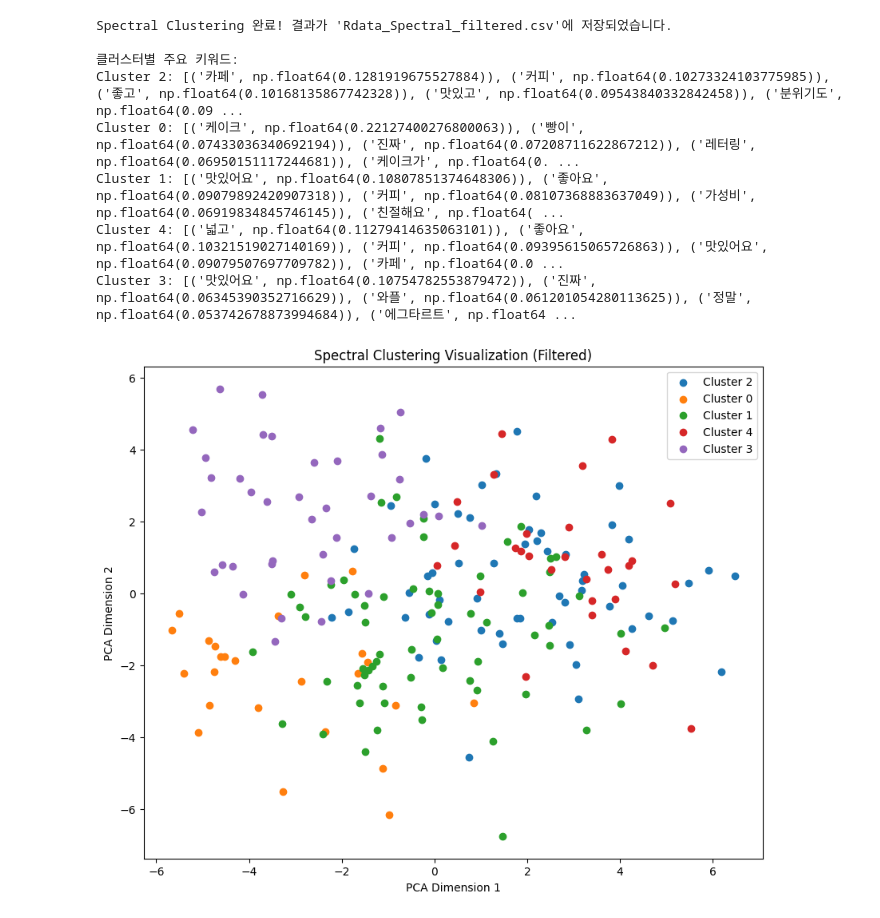
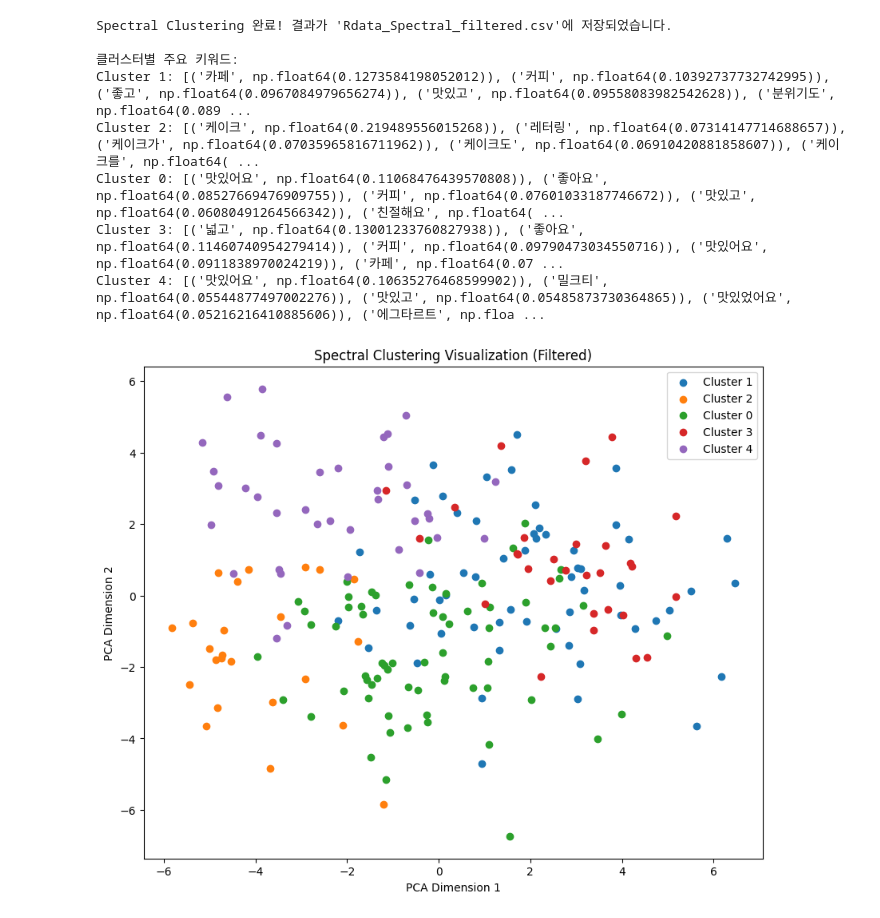
Before and after one commit to Blunf/DA_CafeClassification, a Jupyter notebook: Cluster_t2/Cluster_t2.ipynb, the cells around one changed output. Drawn from its saved outputs; the diff is of its cells as text; code cells hidden in the pictures.

```diff
--- a/Cluster_t2/Cluster_t2.ipynb
+++ b/Cluster_t2/Cluster_t2.ipynb
@@ -76,22 +0,0 @@ print(f"3열(임베딩벡터)이 제거된 데이터가 저장되었습니다: {
-# %%
-from sklearn.feature_extraction.text import TfidfVectorizer
-import pandas as pd
-import numpy as np
-
-# 데이터 로드
-df = pd.read_csv("Rdata_Spectral.csv")
-
-# TF-IDF 벡터화
-vectorizer = TfidfVectorizer(max_features=1000, stop_words='english')  # 최대 1000개의 단어, 불용어 제거
-tfidf_matrix = vectorizer.fit_transform(df['review'])  # 리뷰 텍스트를 TF-IDF로 변환
-feature_names = vectorizer.get_feature_names_out()  # 단어 목록
-
-# 클러스터별 주요 키워드 추출
-for cluster in df['클러스터'].unique():
-    if cluster == -1:  # 노이즈 클러스터 제외
-        continue
-    cluster_indices = df[df['클러스터'] == cluster].index  # 클러스터에 속한 데이터 인덱스
-    cluster_tfidf = tfidf_matrix[cluster_indices].mean(axis=0)  # 클러스터 내 TF-IDF 평균 계산
-    top_indices = np.argsort(cluster_tfidf.A.flatten())[::-1][:10]  # 상위 10개 단어 인덱스
-    top_keywords = [(feature_names[i], cluster_tfidf[0, i]) for i in top_indices]
-    print(f"Cluster {cluster} 주요 키워드: {top_keywords}")
@@ -114,7 +11,8 @@ from tqdm import tqdm
 # 데이터 로드
 df = pd.read_csv("Rdata.csv")
 
-stop_words = ['너무', '좋아요', '맛있어요']
+stop_words = ['너무', '좋아요', '맛있어요', '정말', '진짜', '완전',
+              '넘', '쩔어', 'ㅎㅎ', 'ㅋㅋ', '다시', '또', '항상']
 
 def remove_stop_words(text, stop_words):
     words = text.split()
@@ -147,36 +45,36 @@ tfidf_matrix = vectorizer.fit_transform(df['filtered_review'])
 feature_names = vectorizer.get_feature_names_out()
 
 # 클러스터별 주요 키워드 추출
 print("\n클러스터별 주요 키워드:")
 for cluster in df['클러스터'].unique():
     cluster_indices = df[df['클러스터'] == cluster].index
     cluster_tfidf = tfidf_matrix[cluster_indices].mean(axis=0)
     top_indices = cluster_tfidf.A.flatten().argsort()[::-1][:10]
     top_keywords = [(feature_names[i], cluster_tfidf[0, i]) for i in top_indices]
     print(f"Cluster {cluster}: {top_keywords}")
 
 # PCA를 사용하여 차원 축소
 pca = PCA(n_components=2)
 reduced_embeddings = pca.fit_transform(embeddings)
 
 plt.figure(figsize=(10, 8))
 unique_clusters = df['클러스터'].unique()
 for cluster in unique_clusters:
     cluster_points = reduced_embeddings[df['클러스터'] == cluster]
     plt.scatter(cluster_points[:, 0], cluster_points[:, 1], label=f"Cluster {cluster}")
 
 plt.title("Spectral Clustering Visualization (Filtered)")
 plt.xlabel("PCA Dimension 1")
 plt.ylabel("PCA Dimension 2")
 plt.legend()
 plt.show()
 # %% [output]
 Spectral Clustering 완료! 결과가 'Rdata_Spectral_filtered.csv'에 저장되었습니다.
 
 클러스터별 주요 키워드:
-Cluster 2: [('카페', np.float64(0.1281919675527884)), ('커피', np.float64(0.10273324103775985)), ('좋고', np.float64(0.10168135867742328)), ('맛있고', np.float64(0.09543840332842458)), ('분위기도', np.float64(0.09 ...
-Cluster 0: [('케이크', np.float64(0.22127400276800063)), ('빵이', np.float64(0.07433036340692194)), ('진짜', np.float64(0.07208711622867212)), ('레터링', np.float64(0.06950151117244681)), ('케이크가', np.float64(0. ...
-Cluster 1: [('맛있어요', np.float64(0.10807851374648306)), ('좋아요', np.float64(0.09079892420907318)), ('커피', np.float64(0.08107368883637049)), ('가성비', np.float64(0.06919834845746145)), ('친절해요', np.float64( ...
-Cluster 4: [('넓고', np.float64(0.11279414635063101)), ('좋아요', np.float64(0.10321519027140169)), ('커피', np.float64(0.09395615065726863)), ('맛있어요', np.float64(0.09079507697709782)), ('카페', np.float64(0.0 ...
-Cluster 3: [('맛있어요', np.float64(0.10754782553879472)), ('진짜', np.float64(0.06345390352716629)), ('와플', np.float64(0.061201054280113625)), ('정말', np.float64(0.053742678873994684)), ('에그타르트', np.float64 ...
+Cluster 1: [('카페', np.float64(0.1273584198052012)), ('커피', np.float64(0.10392737732742995)), ('좋고', np.float64(0.0967084979656274)), ('맛있고', np.float64(0.09558083982542628)), ('분위기도', np.float64(0.089 ...
+Cluster 2: [('케이크', np.float64(0.219489556015268)), ('레터링', np.float64(0.07314147714688657)), ('케이크가', np.float64(0.07035965816711962)), ('케이크도', np.float64(0.06910420881858607)), ('케이크를', np.float64( ...
+Cluster 0: [('맛있어요', np.float64(0.11068476439570808)), ('좋아요', np.float64(0.08527669476909755)), ('커피', np.float64(0.07601033187746672)), ('맛있고', np.float64(0.06080491264566342)), ('친절해요', np.float64( ...
+Cluster 3: [('넓고', np.float64(0.13001233760827938)), ('좋아요', np.float64(0.11460740954279414)), ('커피', np.float64(0.09790473034550716)), ('맛있어요', np.float64(0.0911838970024219)), ('카페', np.float64(0.07 ...
+Cluster 4: [('맛있어요', np.float64(0.10635276468599902)), ('밀크티', np.float64(0.05544877497002276)), ('맛있고', np.float64(0.05485873730364865)), ('맛있었어요', np.float64(0.05216216410885606)), ('에그타르트', np.floa ...
-[figure, old version]
+[figure, new version]
```
Also changed, not shown: parts of 9 cells of this notebook, 5 other files.
